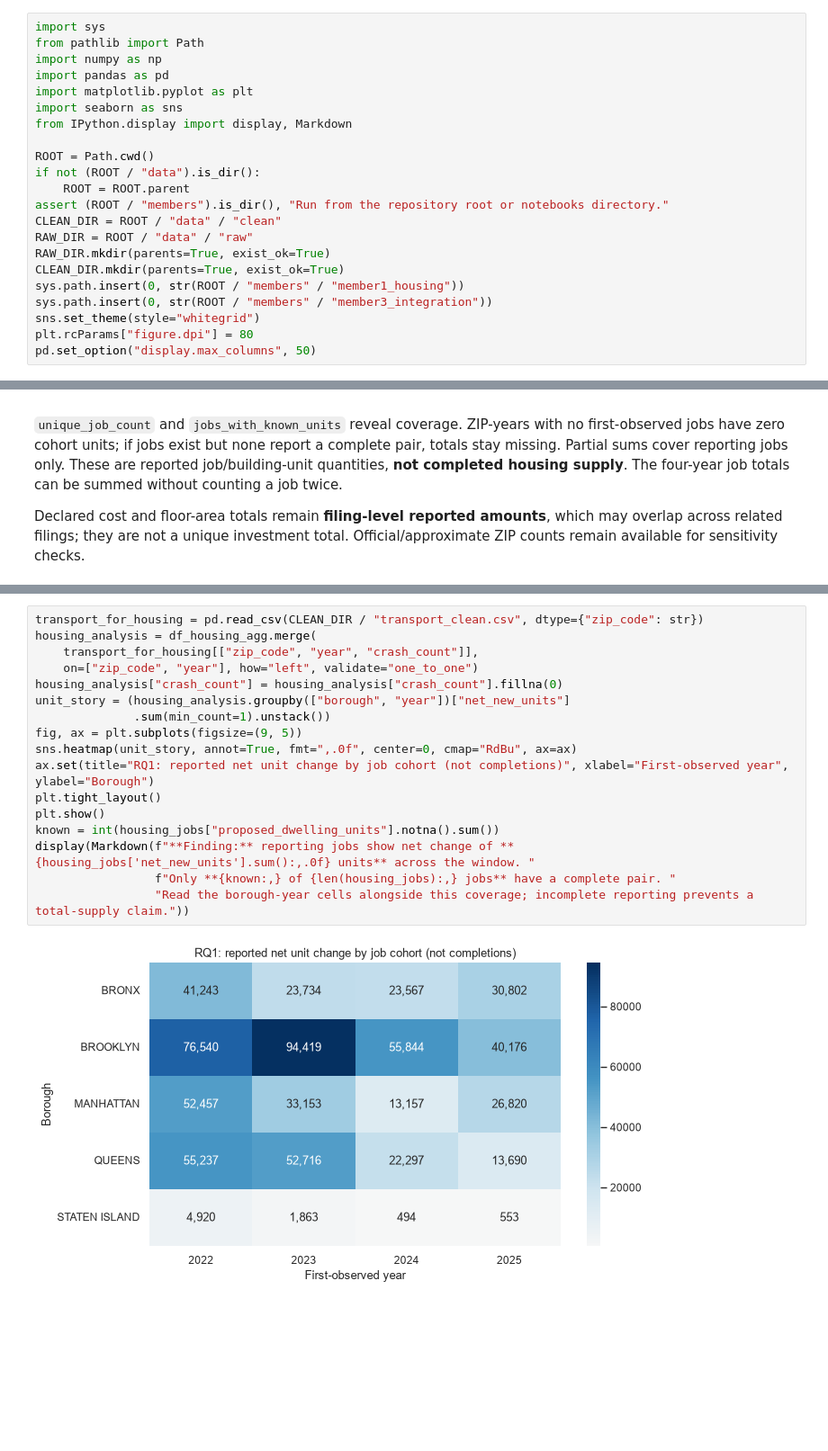
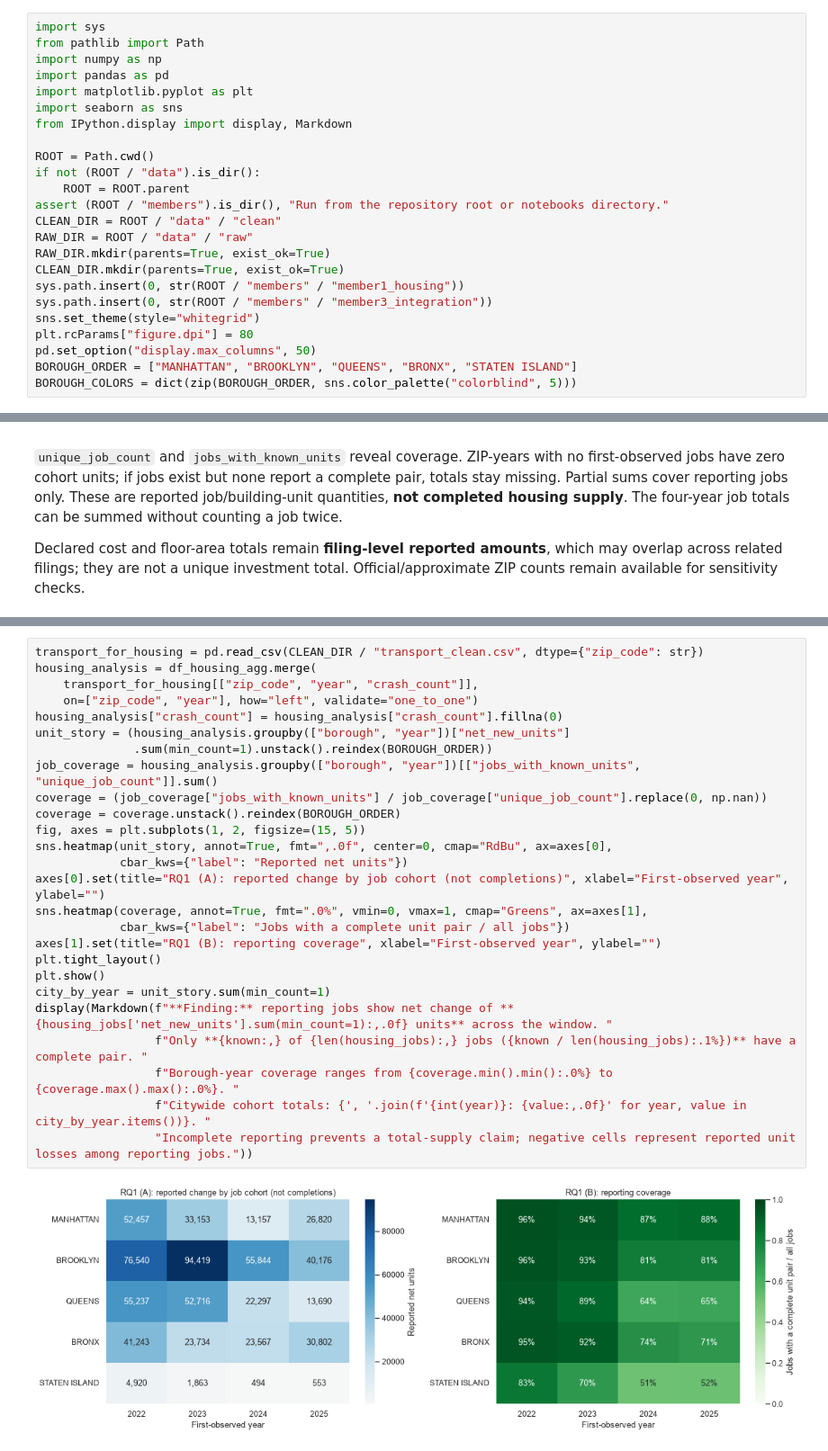
Before and after one commit to mariammashoud/nyc-housing-transport, a Jupyter notebook: notebooks/Member1_Housing.ipynb, the cells around one changed output, grey strips where cells are left out. Shown at 90% size. Cells and saved outputs as stored; diff of their text form; blank space fills up the shorter version.

```diff
--- a/notebooks/Member1_Housing.ipynb
+++ b/notebooks/Member1_Housing.ipynb
@@ -30,6 +32,8 @@ sys.path.insert(0, str(ROOT / "members" / "member3_integration"))
 sns.set_theme(style="whitegrid")
 plt.rcParams["figure.dpi"] = 80
 pd.set_option("display.max_columns", 50)
+BOROUGH_ORDER = ["MANHATTAN", "BROOKLYN", "QUEENS", "BRONX", "STATEN ISLAND"]
+BOROUGH_COLORS = dict(zip(BOROUGH_ORDER, sns.color_palette("colorblind", 5)))
 # %% [markdown]
 ## 2. Source, columns and complete-window download
 The API has geography (`borough`, `postcode`, latitude/longitude), time (`filing_date`), identity (`job_filing_number`), building measures, cost and `job_type`. It also contains many personal/administrative fields that are not needed.
@@ -254,19 +368,28 @@ A diverging heatmap distinguishes reported increases from decreases. It does not
 # %%
 transport_for_housing = pd.read_csv(CLEAN_DIR / "transport_clean.csv", dtype={"zip_code": str})
 housing_analysis = df_housing_agg.merge(
     transport_for_housing[["zip_code", "year", "crash_count"]],
     on=["zip_code", "year"], how="left", validate="one_to_one")
 housing_analysis["crash_count"] = housing_analysis["crash_count"].fillna(0)
 unit_story = (housing_analysis.groupby(["borough", "year"])["net_new_units"]
-              .sum(min_count=1).unstack())
-fig, ax = plt.subplots(figsize=(9, 5))
-sns.heatmap(unit_story, annot=True, fmt=",.0f", center=0, cmap="RdBu", ax=ax)
-ax.set(title="RQ1: reported net unit change by job cohort (not completions)", xlabel="First-observed year", ylabel="Borough")
+              .sum(min_count=1).unstack().reindex(BOROUGH_ORDER))
+job_coverage = housing_analysis.groupby(["borough", "year"])[["jobs_with_known_units", "unique_job_count"]].sum()
+coverage = (job_coverage["jobs_with_known_units"] / job_coverage["unique_job_count"].replace(0, np.nan))
+coverage = coverage.unstack().reindex(BOROUGH_ORDER)
+fig, axes = plt.subplots(1, 2, figsize=(15, 5))
+sns.heatmap(unit_story, annot=True, fmt=",.0f", center=0, cmap="RdBu", ax=axes[0],
+            cbar_kws={"label": "Reported net units"})
+axes[0].set(title="RQ1 (A): reported change by job cohort (not completions)", xlabel="First-observed year", ylabel="")
+sns.heatmap(coverage, annot=True, fmt=".0%", vmin=0, vmax=1, cmap="Greens", ax=axes[1],
+            cbar_kws={"label": "Jobs with a complete unit pair / all jobs"})
+axes[1].set(title="RQ1 (B): reporting coverage", xlabel="First-observed year", ylabel="")
 plt.tight_layout()
 plt.show()
-known = int(housing_jobs["proposed_dwelling_units"].notna().sum())
-display(Markdown(f"**Finding:** reporting jobs show net change of **{housing_jobs['net_new_units'].sum():,.0f} units** across the window. "
-                 f"Only **{known:,} of {len(housing_jobs):,} jobs** have a complete pair. "
-                 "Read the borough-year cells alongside this coverage; incomplete reporting prevents a total-supply claim."))
+city_by_year = unit_story.sum(min_count=1)
+display(Markdown(f"**Finding:** reporting jobs show net change of **{housing_jobs['net_new_units'].sum(min_count=1):,.0f} units** across the window. "
+                 f"Only **{known:,} of {len(housing_jobs):,} jobs ({known / len(housing_jobs):.1%})** have a complete pair. "
+                 f"Borough-year coverage ranges from {coverage.min().min():.0%} to {coverage.max().max():.0%}. "
+                 f"Citywide cohort totals: {', '.join(f'{int(year)}: {value:,.0f}' for year, value in city_by_year.items())}. "
+                 "Incomplete reporting prevents a total-supply claim; negative cells represent reported unit losses among reporting jobs."))
 # %% [output]
-[figure, old version]
+[figure, new version]
```
Also changed, not shown: parts of 19 cells of this notebook, 6 other files.
